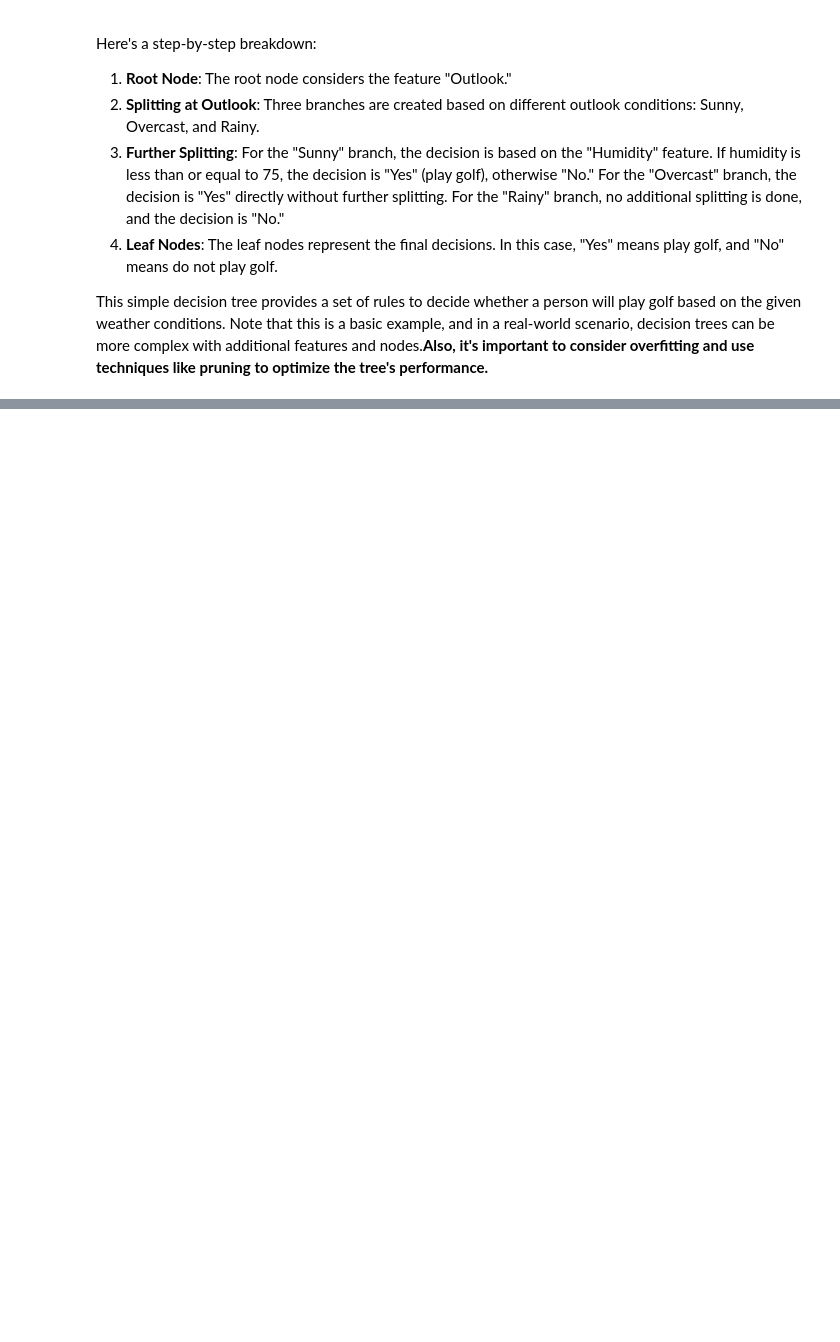
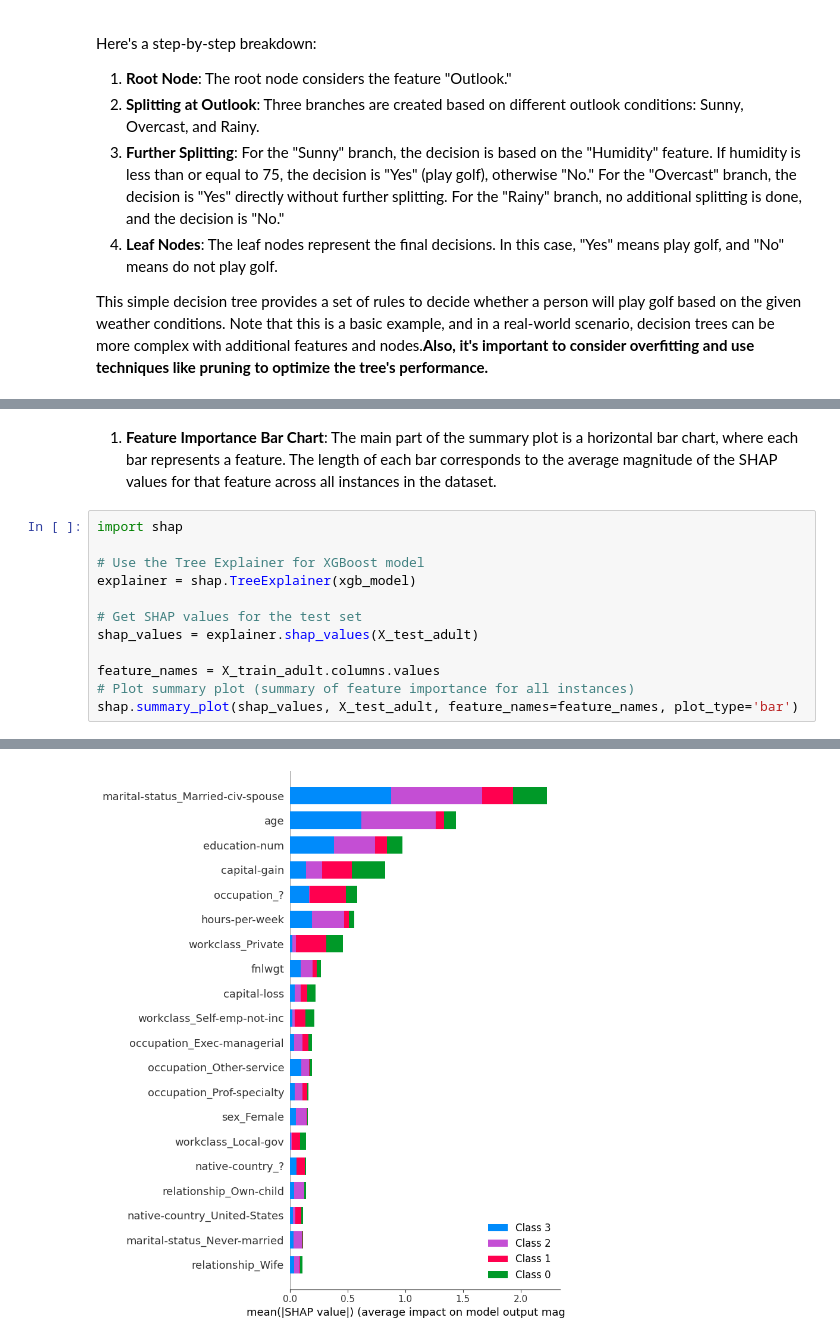
Before and after one commit to bardhprenkaj/ML_labs, a Jupyter notebook: src/2023_22/lab1/Introduction_to_Machine_Learning_with_Decision_Trees,_Random_Forests,_and_XGBoost.ipynb, the cells around one changed output, grey strips where cells are left out. Cells and saved outputs as stored; diff of their text form; blank space fills up the shorter version.

```diff
--- a/src/2023_22/lab1/Introduction_to_Machine_Learning_with_Decision_Trees,_Random_Forests,_and_XGBoost.ipynb
+++ b/src/2023_22/lab1/Introduction_to_Machine_Learning_with_Decision_Trees,_Random_Forests,_and_XGBoost.ipynb
@@ -186,0 +366,15 @@ Test accuracy 0.593100624424199
+# %% [markdown]
+1. **Feature Importance Bar Chart**: The main part of the summary plot is a horizontal bar chart, where each bar represents a feature. The length of each bar corresponds to the average magnitude of the SHAP values for that feature across all instances in the dataset.
+# %%
+import shap
+
+# Use the Tree Explainer for XGBoost model
+explainer = shap.TreeExplainer(xgb_model)
+
+# Get SHAP values for the test set
+shap_values = explainer.shap_values(X_test_adult)
+
+feature_names = X_train_adult.columns.values
+# Plot summary plot (summary of feature importance for all instances)
+shap.summary_plot(shap_values, X_test_adult, feature_names=feature_names, plot_type='bar')
+# %% [output]
@@ -186,0 +382 @@ Test accuracy 0.593100624424199
+[figure, added]
```
Also changed, not shown: parts of 27 cells of this notebook.
